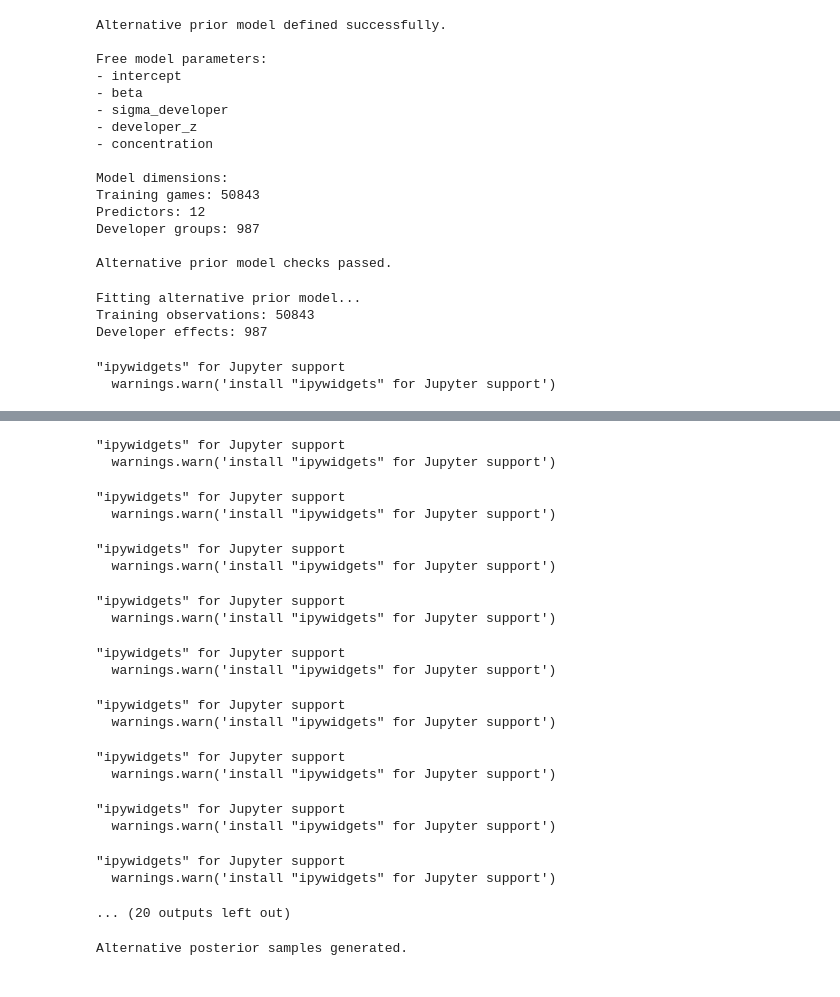
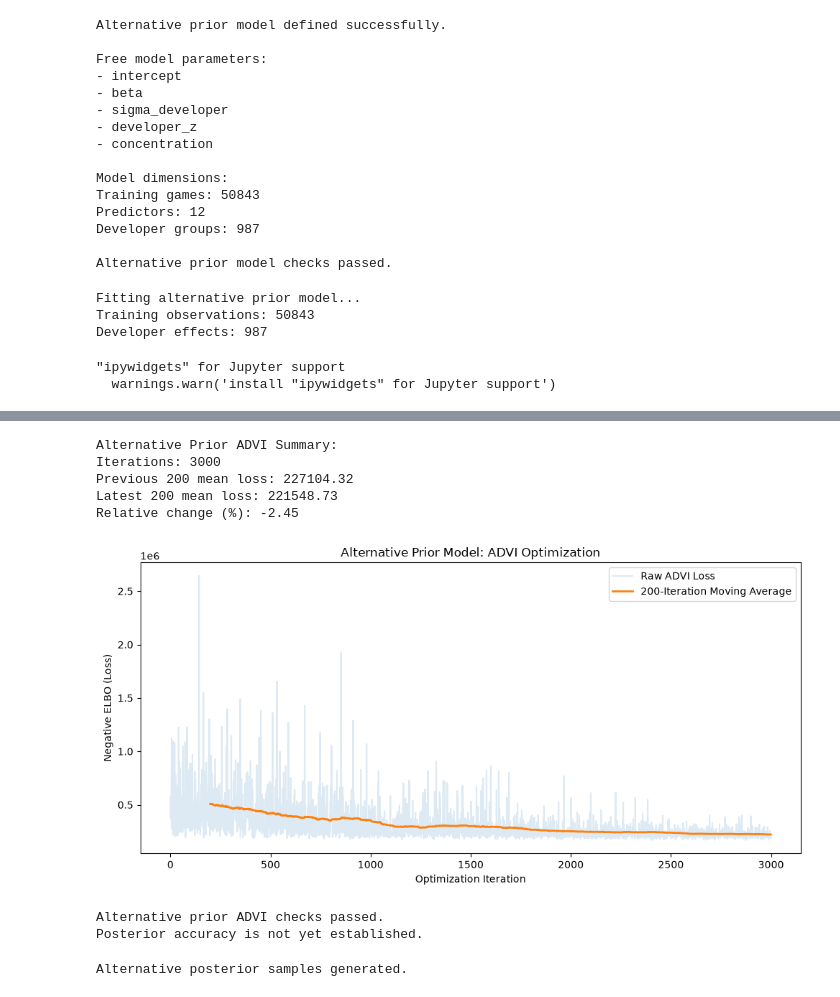
Before and after one commit to SinYang13/IS630, a Jupyter notebook: notebooks/03_aq2_modelling.ipynb, the cells around one changed output, grey strips where cells are left out. Saved outputs shown, nothing was run; the diff lists cells and outputs as text; code cells hidden in the pictures.

```diff
--- a/notebooks/03_aq2_modelling.ipynb
+++ b/notebooks/03_aq2_modelling.ipynb
@@ -2423,9 +2428,16 @@ plt.xlabel("Optimization Iteration")
 plt.ylabel("Negative ELBO (Loss)")
 plt.title("Alternative Prior Model: ADVI Optimization")
 
+
 plt.legend()
 plt.tight_layout()
+plt.savefig(
+    config.FIGURES / "03_q6_alternative_prior_advi.png",
+    dpi=300,
+    bbox_inches="tight"
+)
 plt.show()
+
 
 # Validation checks
 assert len(sensitivity_history) == SENSITIVITY_ITERATIONS
@@ -2444,22 +2456,11 @@ Developer effects: 987
-"ipywidgets" for Jupyter support
-  warnings.warn('install "ipywidgets" for Jupyter support')
+Alternative Prior ADVI Summary:
+Iterations: 3000
+Previous 200 mean loss: 227104.32
+Latest 200 mean loss: 221548.73
+Relative change (%): -2.45
+[figure, added]
-"ipywidgets" for Jupyter support
-  warnings.warn('install "ipywidgets" for Jupyter support')
+Alternative prior ADVI checks passed.
+Posterior accuracy is not yet established.
-"ipywidgets" for Jupyter support
-  warnings.warn('install "ipywidgets" for Jupyter support')
-"ipywidgets" for Jupyter support
-  warnings.warn('install "ipywidgets" for Jupyter support')
-"ipywidgets" for Jupyter support
-  warnings.warn('install "ipywidgets" for Jupyter support')
-"ipywidgets" for Jupyter support
-  warnings.warn('install "ipywidgets" for Jupyter support')
-"ipywidgets" for Jupyter support
-  warnings.warn('install "ipywidgets" for Jupyter support')
-"ipywidgets" for Jupyter support
-  warnings.warn('install "ipywidgets" for Jupyter support')
-"ipywidgets" for Jupyter support
-  warnings.warn('install "ipywidgets" for Jupyter support')
-... (20 outputs left out)
 # %%
 
 # Step 6: Compare original and alternative prior models
```
Also changed, not shown: parts of 16 cells of this notebook, 13 other files.
